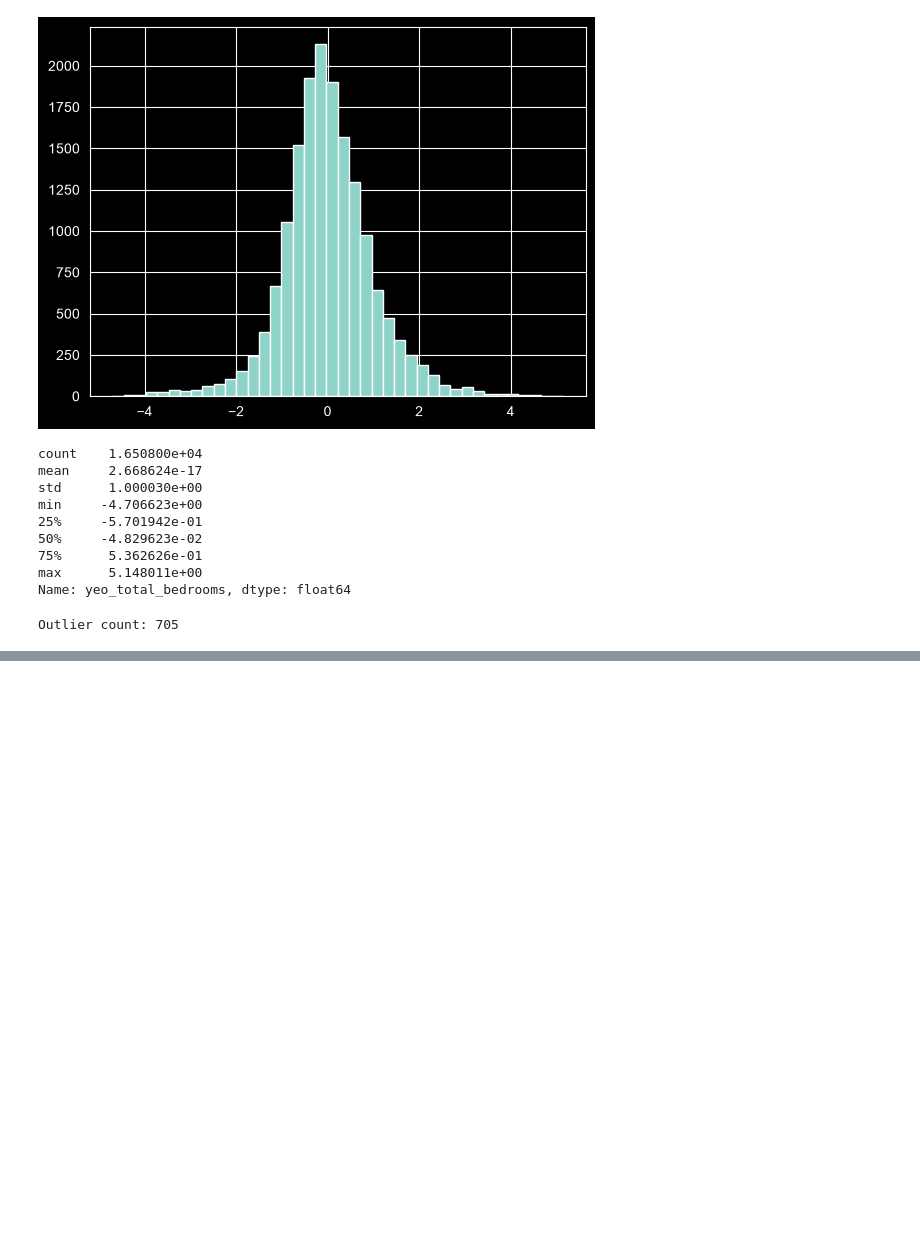
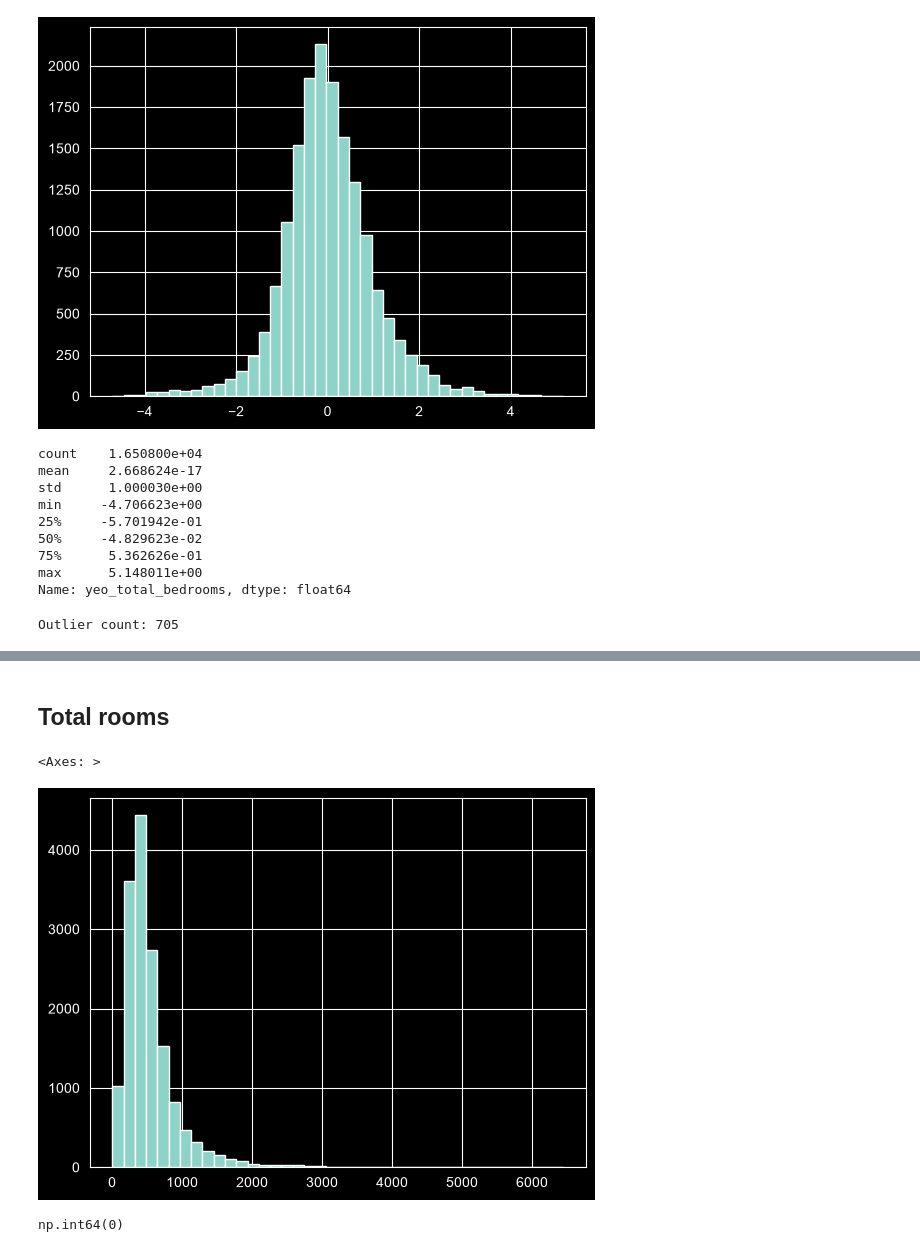
Before and after one commit to Nezzusa/HousingPredictionML, a Jupyter notebook: data Analysis.ipynb, the cells around one changed output, grey strips where cells are left out. Drawn from its saved outputs; the diff is of its cells as text; code cells hidden in the pictures; blank space fills up the shorter version.

```diff
--- a/data Analysis.ipynb
+++ b/data Analysis.ipynb
@@ -170,0 +204,11 @@ Outlier count: 705
+# %% [markdown]
+## Total rooms
+# %%
+train_set['total_bedrooms'].hist(bins=40)
+# %% [output]
+<Axes: >
+[figure, added]
+# %%
+(train_set['total_rooms'] <= 0).sum()
+# %% [output]
+np.int64(0)
```
Also changed, not shown: parts of 17 cells of this notebook.
